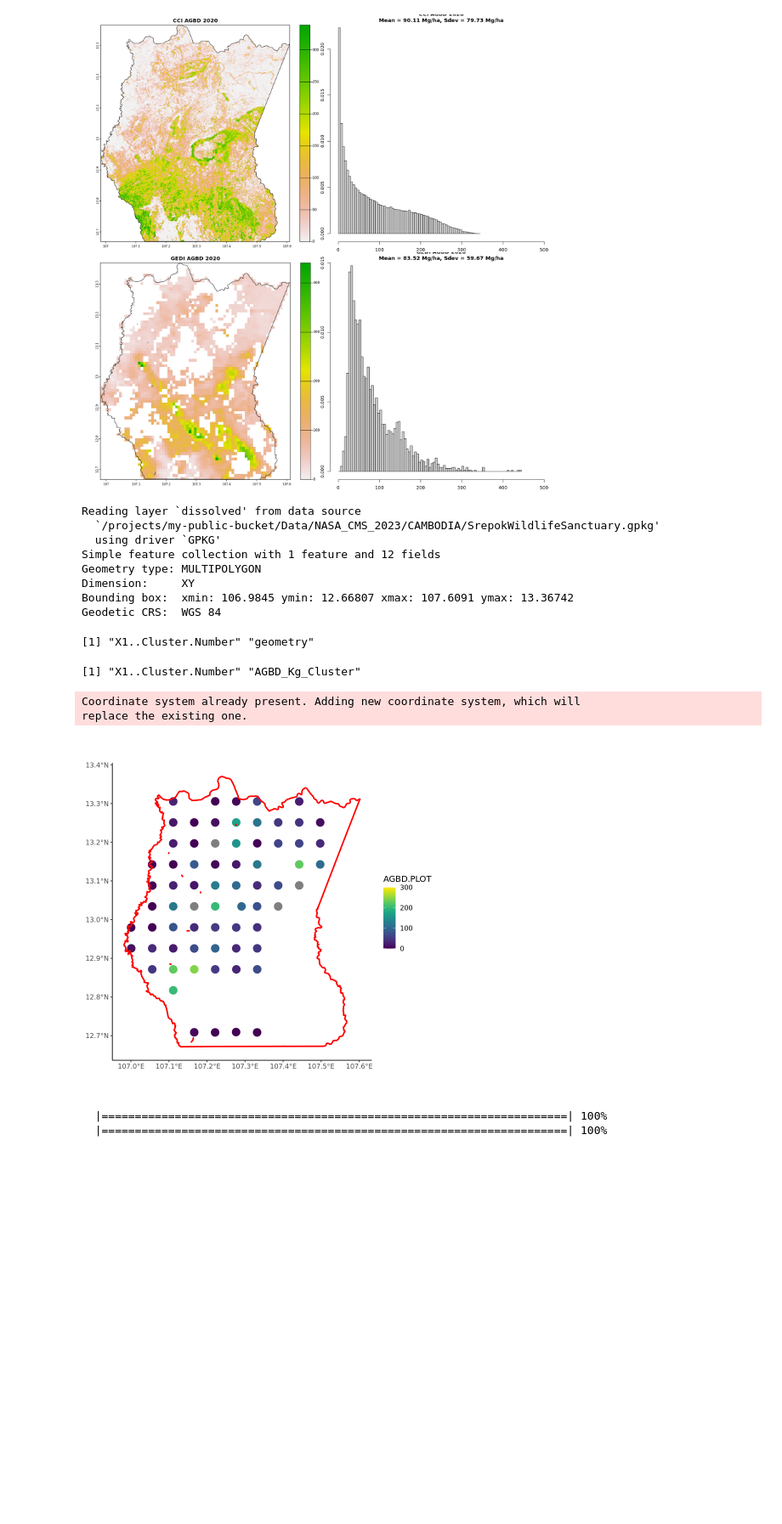
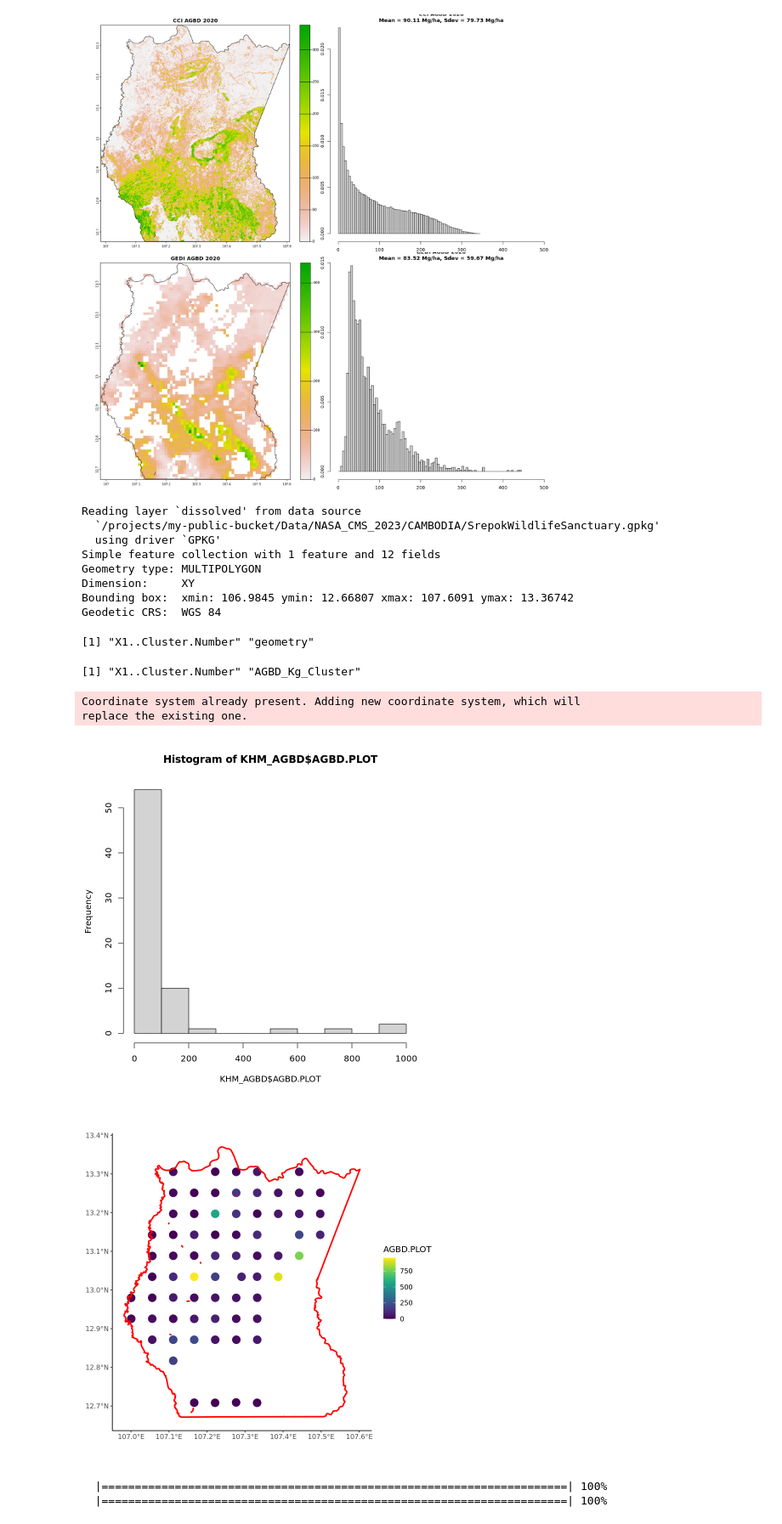
Before and after one commit to CEOSBiomassHarmonization/NASA_CMS, a Jupyter notebook: NASA_CMS_2023/Cambodia/Country_summaries_KHM.ipynb, the cells around one changed output. Shown at 85% size. Cells and saved outputs as stored; diff of their text form; code cells hidden in the pictures; blank space fills up the shorter version.

```diff
--- a/NASA_CMS_2023/Cambodia/Country_summaries_KHM.ipynb
+++ b/NASA_CMS_2023/Cambodia/Country_summaries_KHM.ipynb
@@ -257,35 +256,38 @@ PLOT_SIZE <- 0.13*3 ## (3 plots of 0.13 ha each)
 KHM_CLUSTER <- read.csv('/projects/my-public-bucket/Data/NASA_CMS_2023/CAMBODIA/XY_DataMondolkiriSrepokInput.csv')
 KHM_CLUSTER <- KHM_CLUSTER %>% group_by(X1..Cluster.Number)  %>% summarise(CLUSTER.X = mean(X6..UTM.E.X.,na.rm=TRUE), CLUSTER.Y = mean(X7..UTM.N.Y.,na.rm=TRUE))
 KHM_CLUSTER <- (st_as_sf(na.omit(KHM_CLUSTER),coords = c(2:3),crs = st_crs(32648)))
 colnames(KHM_CLUSTER)
 
 KHM_AGBD <- read.csv('/projects/my-public-bucket/Data/NASA_CMS_2023/CAMBODIA/Mondolkiri_Srepok_tree_agb.csv')
 KHM_AGBD <- KHM_AGBD %>% fill(X1..Cluster.Number) %>% fill(X2..Plot.Number)
 KHM_AGBD <- KHM_AGBD %>% group_by(X1..Cluster.Number)  %>% summarise(AGBD_Kg_Cluster = sum(m.agb,na.rm=TRUE))
 colnames(KHM_AGBD)
 
 KHM_AGBD <- left_join(KHM_CLUSTER, KHM_AGBD, by = c("X1..Cluster.Number"))
 KHM_AGBD['AGBD.PLOT'] = KHM_AGBD$AGBD_Kg_Cluster*0.001/PLOT_SIZE
 
+hist(KHM_AGBD$AGBD.PLOT)
+
 ggplot(KHM_AGBD) + coord_sf(crs = 32648) +
     geom_sf(aes(color = AGBD.PLOT), size = 5, lwd = 0) +
-    scale_color_viridis(limits=c(0,300)) +
+    scale_color_viridis() +
     geom_sf(data = Cont, col="red",fill=NA,lwd=1) +
     theme(text = element_text(size = 12),plot.title = element_text(color="red", size=12, face="bold.italic"),panel.grid.major = element_blank(), panel.grid.minor = element_blank(),panel.background = element_blank(), axis.line = element_line(colour = "black"))
 # %% [output]
 Reading layer `dissolved' from data source
   `/projects/my-public-bucket/Data/NASA_CMS_2023/CAMBODIA/SrepokWildlifeSanctuary.gpkg'
   using driver `GPKG'
 Simple feature collection with 1 feature and 12 fields
 Geometry type: MULTIPOLYGON
 Dimension:     XY
 Bounding box:  xmin: 106.9845 ymin: 12.66807 xmax: 107.6091 ymax: 13.36742
 Geodetic CRS:  WGS 84
 [1] "X1..Cluster.Number" "geometry"
 [1] "X1..Cluster.Number" "AGBD_Kg_Cluster"
 Coordinate system already present. Adding new coordinate system, which will
 replace the existing one.
-[figure, old version]
+[figure, new version]
+[figure, added]
 # %%
 # Cont <- st_read("/projects/my-public-bucket/Data/NASA_CMS_2023/CAMBODIA/SrepokWildlifeSanctuary.gpkg")
 # hei.rast <- rast('/projects/my-public-bucket/Data/NASA_CMS_2023/CAMBODIA/2020_20N_100E.tif')
```
Also changed, not shown: parts of 6 cells of this notebook, 3 other files.
